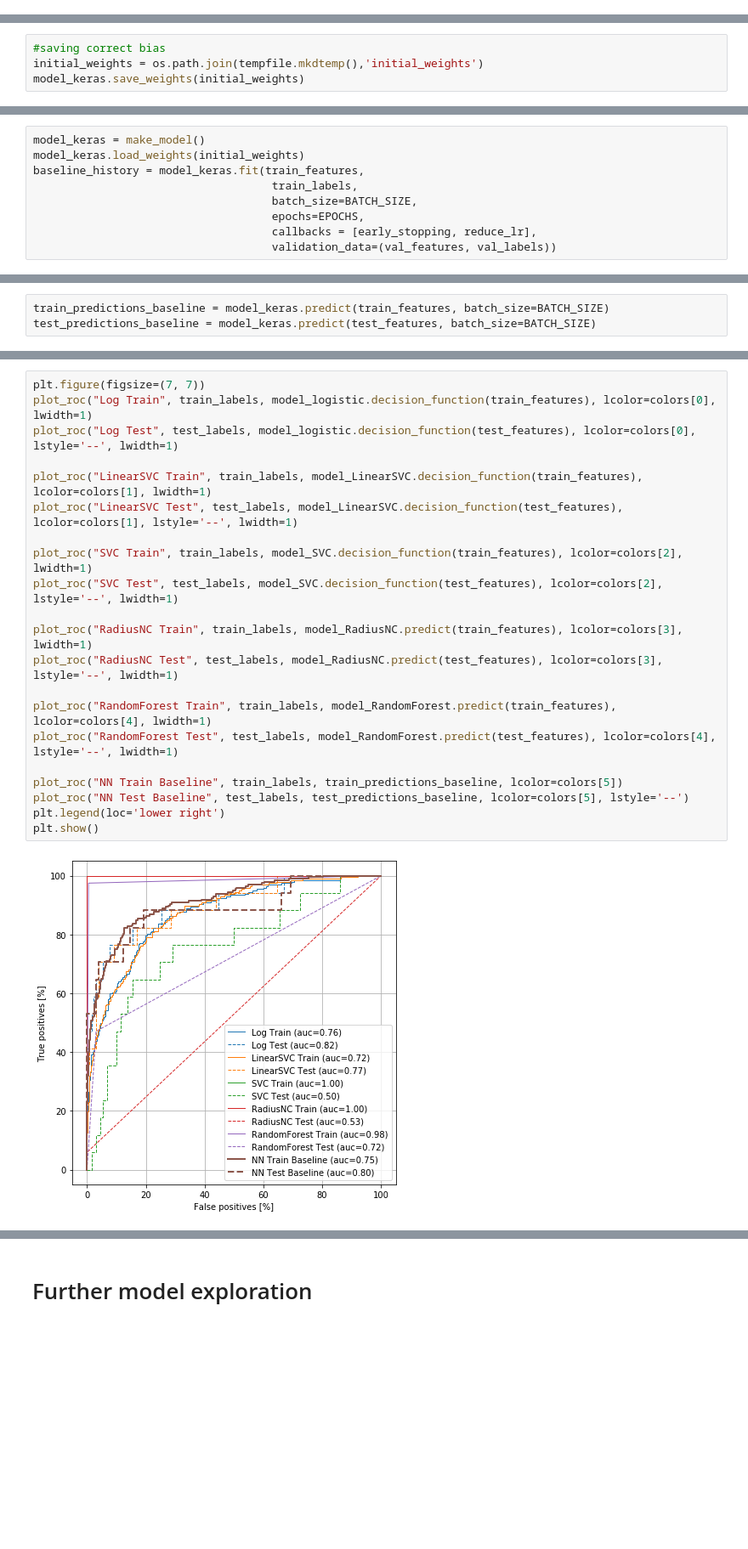
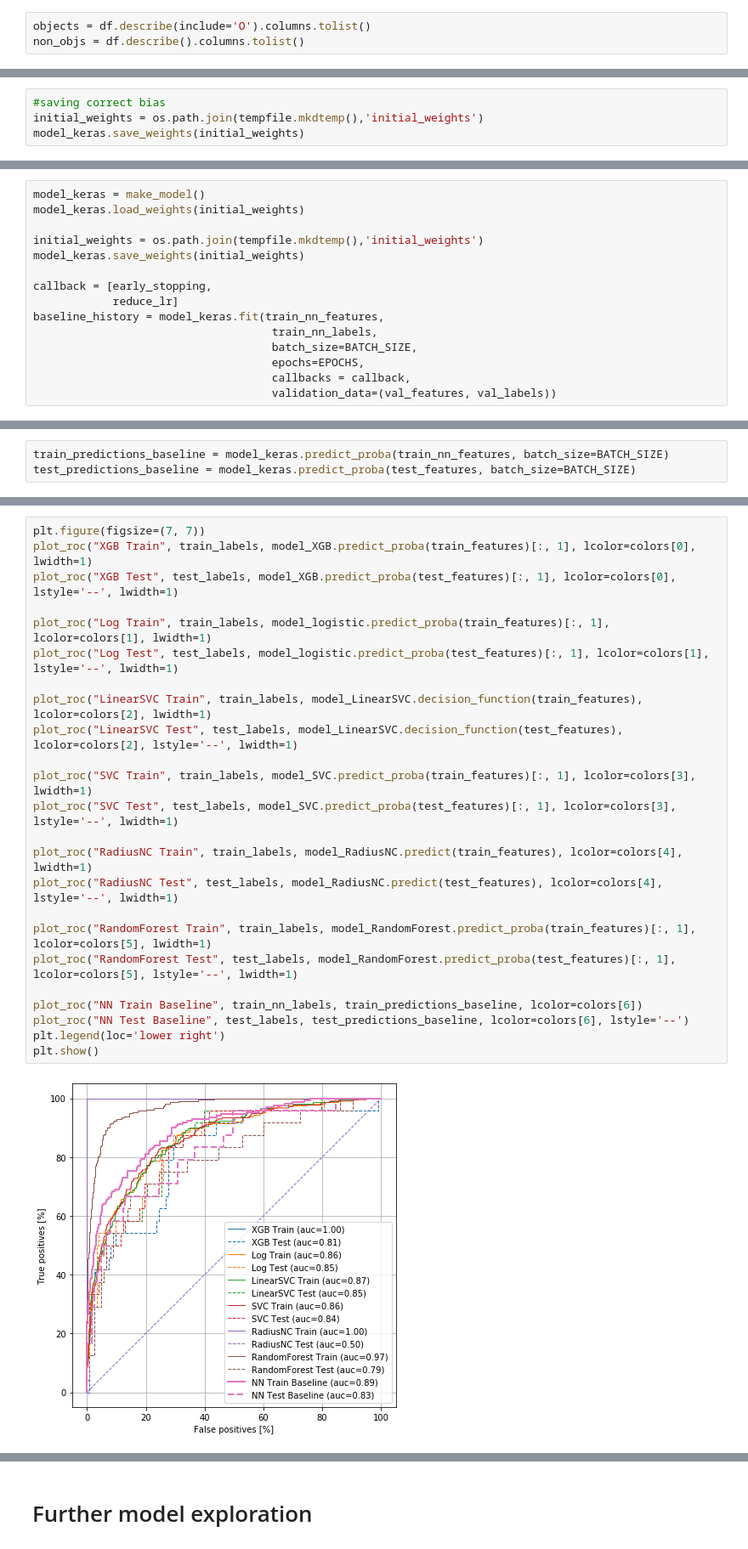
Before and after one commit to HenrikPereira/EDSBproject, a Jupyter notebook: Scripts/Data_models.ipynb, the cells around one changed output, grey strips where cells are left out. Shown: that part at 85% size. Drawn from its saved outputs; the diff is of its cells as text; blank space fills up the shorter version.

```diff
--- a/Scripts/Data_models.ipynb
+++ b/Scripts/Data_models.ipynb
@@ -49,3 +85,6 @@ Pattern "&" cleared.
+# %%
+objects = df.describe(include='O').columns.tolist()
+non_objs = df.describe().columns.tolist()
 # %% [raw]
 fig, axes = plt.subplots(ncols=len(non_objs), figsize=(50,7))
 for ax, col in zip(axes, df[non_objs]):
@@ -595,10 +758,16 @@ model_keras.save_weights(initial_weights)
 # %%
 model_keras = make_model()
 model_keras.load_weights(initial_weights)
-baseline_history = model_keras.fit(train_features,
-                                    train_labels,
+
+initial_weights = os.path.join(tempfile.mkdtemp(),'initial_weights')
+model_keras.save_weights(initial_weights)
+
+callback = [early_stopping,
+            reduce_lr]
+baseline_history = model_keras.fit(train_nn_features,
+                                    train_nn_labels,
                                     batch_size=BATCH_SIZE,
                                     epochs=EPOCHS,
-                                    callbacks = [early_stopping, reduce_lr],
+                                    callbacks = callback,
                                     validation_data=(val_features, val_labels))
 # %% [output]
@@ -626,6 +795,6 @@ plot_nn_metrics(baseline_history)
 # %%
-train_predictions_baseline = model_keras.predict(train_features, batch_size=BATCH_SIZE)
-test_predictions_baseline = model_keras.predict(test_features, batch_size=BATCH_SIZE)
+train_predictions_baseline = model_keras.predict_proba(train_nn_features, batch_size=BATCH_SIZE)
+test_predictions_baseline = model_keras.predict_proba(test_features, batch_size=BATCH_SIZE)
 # %%
 baseline_results = model_keras.evaluate(test_features,
                                         test_labels,
@@ -666,23 +831,26 @@ models_summary.sort_values(by=['f1', 'auc', 'prec'], ascending=False)
 # %%
 plt.figure(figsize=(7, 7))
-plot_roc("Log Train", train_labels, model_logistic.decision_function(train_features), lcolor=colors[0], lwidth=1)
-plot_roc("Log Test", test_labels, model_logistic.decision_function(test_features), lcolor=colors[0], lstyle='--', lwidth=1)
+plot_roc("XGB Train", train_labels, model_XGB.predict_proba(train_features)[:, 1], lcolor=colors[0], lwidth=1)
+plot_roc("XGB Test", test_labels, model_XGB.predict_proba(test_features)[:, 1], lcolor=colors[0], lstyle='--', lwidth=1)
 
-plot_roc("LinearSVC Train", train_labels, model_LinearSVC.decision_function(train_features), lcolor=colors[1], lwidth=1)
-plot_roc("LinearSVC Test", test_labels, model_LinearSVC.decision_function(test_features), lcolor=colors[1], lstyle='--', lwidth=1)
+plot_roc("Log Train", train_labels, model_logistic.predict_proba(train_features)[:, 1], lcolor=colors[1], lwidth=1)
+plot_roc("Log Test", test_labels, model_logistic.predict_proba(test_features)[:, 1], lcolor=colors[1], lstyle='--', lwidth=1)
 
-plot_roc("SVC Train", train_labels, model_SVC.decision_function(train_features), lcolor=colors[2], lwidth=1)
-plot_roc("SVC Test", test_labels, model_SVC.decision_function(test_features), lcolor=colors[2], lstyle='--', lwidth=1)
+plot_roc("LinearSVC Train", train_labels, model_LinearSVC.decision_function(train_features), lcolor=colors[2], lwidth=1)
+plot_roc("LinearSVC Test", test_labels, model_LinearSVC.decision_function(test_features), lcolor=colors[2], lstyle='--', lwidth=1)
 
-plot_roc("RadiusNC Train", train_labels, model_RadiusNC.predict(train_features), lcolor=colors[3], lwidth=1)
-plot_roc("RadiusNC Test", test_labels, model_RadiusNC.predict(test_features), lcolor=colors[3], lstyle='--', lwidth=1)
+plot_roc("SVC Train", train_labels, model_SVC.predict_proba(train_features)[:, 1], lcolor=colors[3], lwidth=1)
+plot_roc("SVC Test", test_labels, model_SVC.predict_proba(test_features)[:, 1], lcolor=colors[3], lstyle='--', lwidth=1)
 
-plot_roc("RandomForest Train", train_labels, model_RandomForest.predict(train_features), lcolor=colors[4], lwidth=1)
-plot_roc("RandomForest Test", test_labels, model_RandomForest.predict(test_features), lcolor=colors[4], lstyle='--', lwidth=1)
+plot_roc("RadiusNC Train", train_labels, model_RadiusNC.predict(train_features), lcolor=colors[4], lwidth=1)
+plot_roc("RadiusNC Test", test_labels, model_RadiusNC.predict(test_features), lcolor=colors[4], lstyle='--', lwidth=1)
 
-plot_roc("NN Train Baseline", train_labels, train_predictions_baseline, lcolor=colors[5])
-plot_roc("NN Test Baseline", test_labels, test_predictions_baseline, lcolor=colors[5], lstyle='--')
+plot_roc("RandomForest Train", train_labels, model_RandomForest.predict_proba(train_features)[:, 1], lcolor=colors[5], lwidth=1)
+plot_roc("RandomForest Test", test_labels, model_RandomForest.predict_proba(test_features)[:, 1], lcolor=colors[5], lstyle='--', lwidth=1)
+
+plot_roc("NN Train Baseline", train_nn_labels, train_predictions_baseline, lcolor=colors[6])
+plot_roc("NN Test Baseline", test_labels, test_predictions_baseline, lcolor=colors[6], lstyle='--')
 plt.legend(loc='lower right')
 plt.show()
 # %% [output]
-[figure, old version]
+[figure, new version]
```
Also changed, not shown: parts of 96 cells of this notebook, 3 other files.
